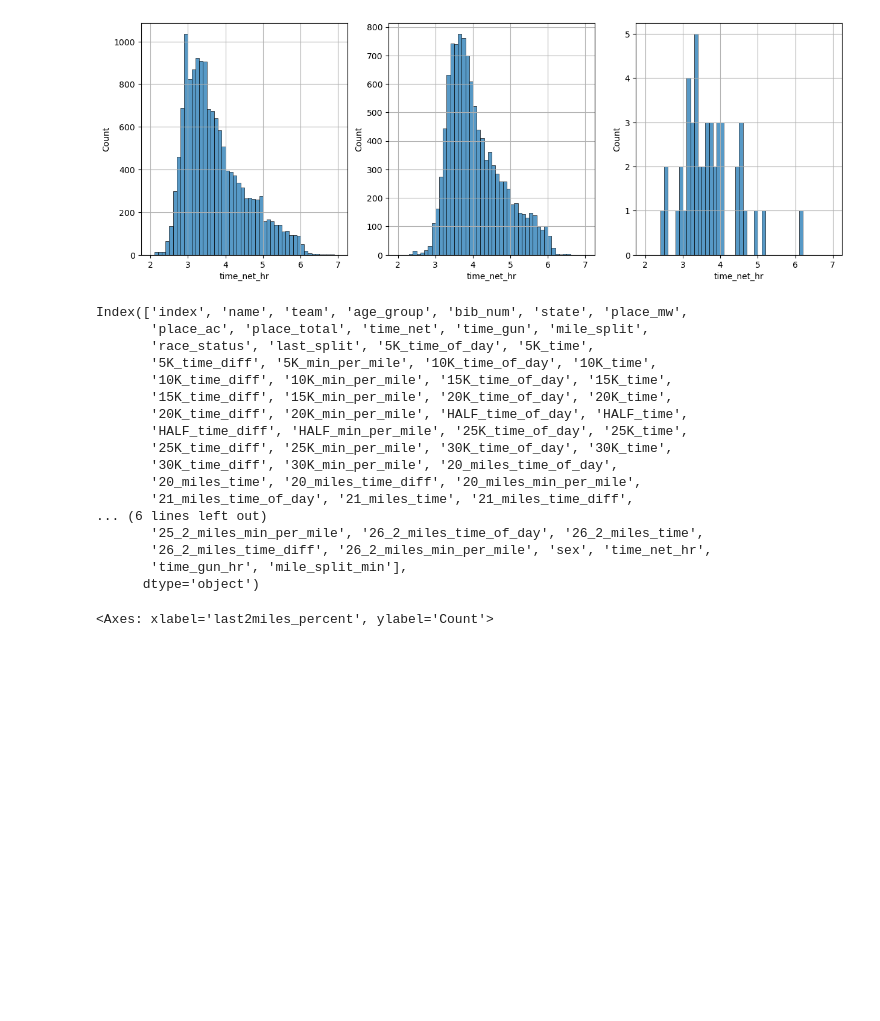
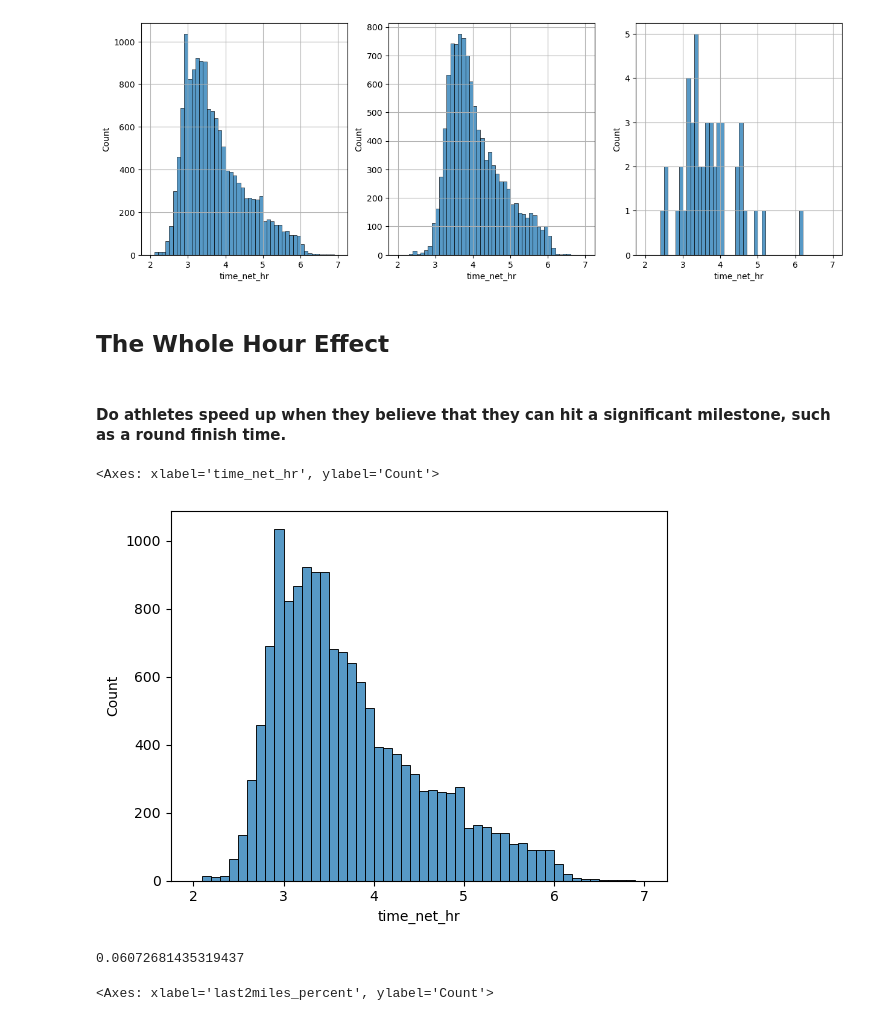
Before and after one commit to JorlynLG/Boston-Marathon, a Jupyter notebook: Marathon_Analysis.ipynb, the cells around one changed output. Saved outputs shown, nothing was run; the diff lists cells and outputs as text; code cells hidden in the pictures; blank space fills up the shorter version.

```diff
--- a/Marathon_Analysis.ipynb
+++ b/Marathon_Analysis.ipynb
@@ -77,26 +47,18 @@ axs[2].grid(True)
-# %%
-df.columns
-# %% [output]
-Index(['index', 'name', 'team', 'age_group', 'bib_num', 'state', 'place_mw',
-       'place_ac', 'place_total', 'time_net', 'time_gun', 'mile_split',
-       'race_status', 'last_split', '5K_time_of_day', '5K_time',
-       '5K_time_diff', '5K_min_per_mile', '10K_time_of_day', '10K_time',
-       '10K_time_diff', '10K_min_per_mile', '15K_time_of_day', '15K_time',
-       '15K_time_diff', '15K_min_per_mile', '20K_time_of_day', '20K_time',
-       '20K_time_diff', '20K_min_per_mile', 'HALF_time_of_day', 'HALF_time',
-       'HALF_time_diff', 'HALF_min_per_mile', '25K_time_of_day', '25K_time',
-       '25K_time_diff', '25K_min_per_mile', '30K_time_of_day', '30K_time',
-       '30K_time_diff', '30K_min_per_mile', '20_miles_time_of_day',
-       '20_miles_time', '20_miles_time_diff', '20_miles_min_per_mile',
-       '21_miles_time_of_day', '21_miles_time', '21_miles_time_diff',
-... (6 lines left out)
-       '25_2_miles_min_per_mile', '26_2_miles_time_of_day', '26_2_miles_time',
-       '26_2_miles_time_diff', '26_2_miles_min_per_mile', 'sex', 'time_net_hr',
-       'time_gun_hr', 'mile_split_min'],
-      dtype='object')
+# %% [markdown]
+## The Whole Hour Effect
+# %% [markdown]
+#### Do athletes speed up when they believe that they can hit a significant milestone, such as a round finish time.
+# %%
+## The following men's histogram show an anomalous spike at 3 hours, 3.5 hours, 4 hours and 5 hours.
+bins = np.linspace(2, 7, 51)
+sns.histplot(df[df['sex'] == 'M']['time_net_hr'], bins = bins)
+# %% [output]
+<Axes: xlabel='time_net_hr', ylabel='Count'>
+[figure, added]
 # %%
 df['last2miles_percent'] = (df[['26_2_miles_min_per_mile','40K_min_per_mile']].mean(axis=1) - df['mile_split_min'])/df['mile_split_min']
 # %%
+## What is the distribution of athelete times during hte last mine compared to the overall average
 # calculate IQR for column Height
 Q1 = df['last2miles_percent'].quantile(0.25)
 Q3 = df['last2miles_percent'].quantile(0.75)
@@ -108,4 +70,7 @@ outliers = df[(df['last2miles_percent'] < Q1 - threshold * IQR) | (df['last2mile
 
 # drop rows containing outliers
 df_new = df.drop(outliers.index)
+df_new['last2miles_percent'].mean()
+# %% [output]
+0.06072681435319437
 # %%
```
Also changed, not shown: parts of 34 cells of this notebook, 2 other files.
